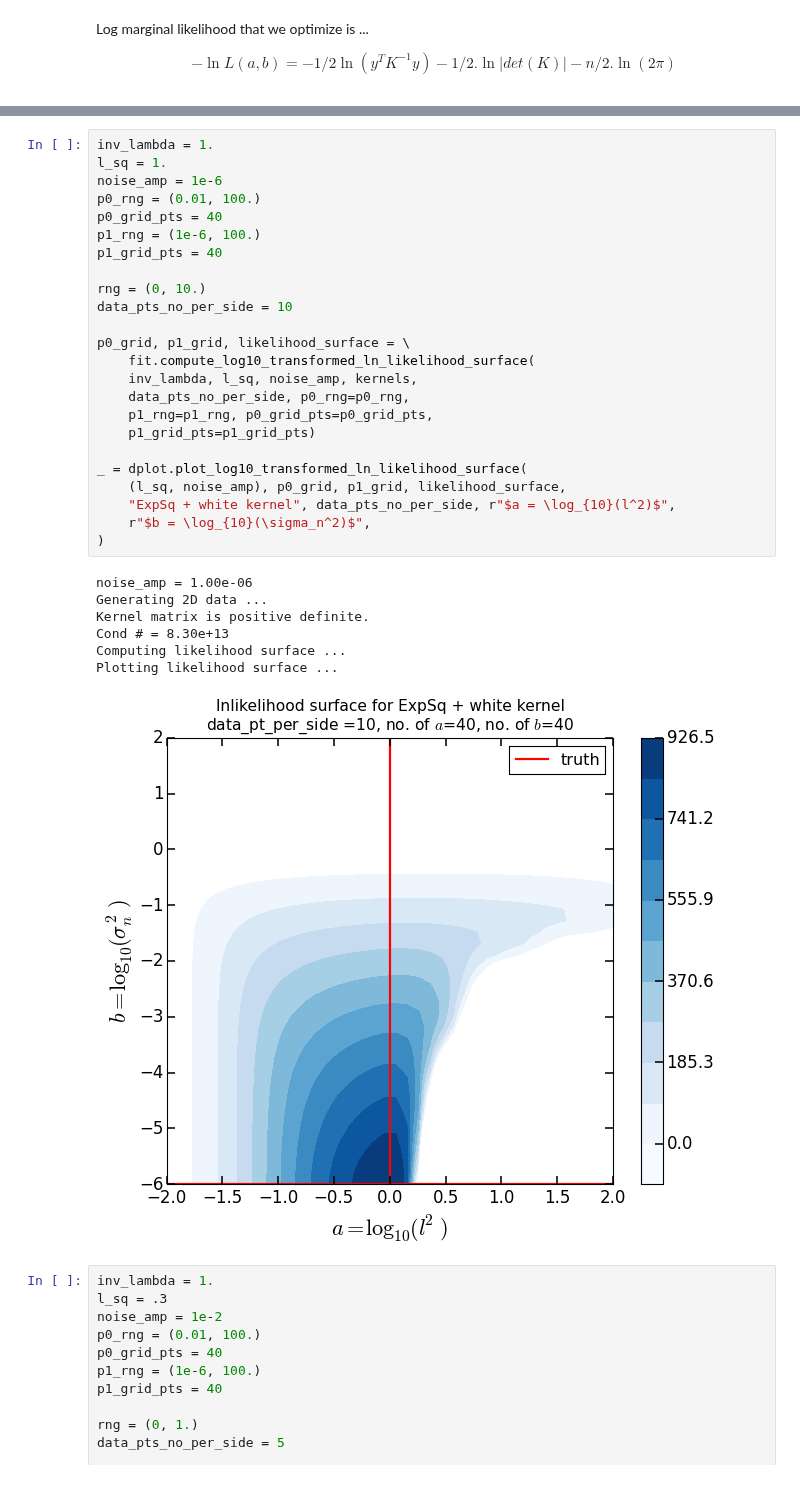
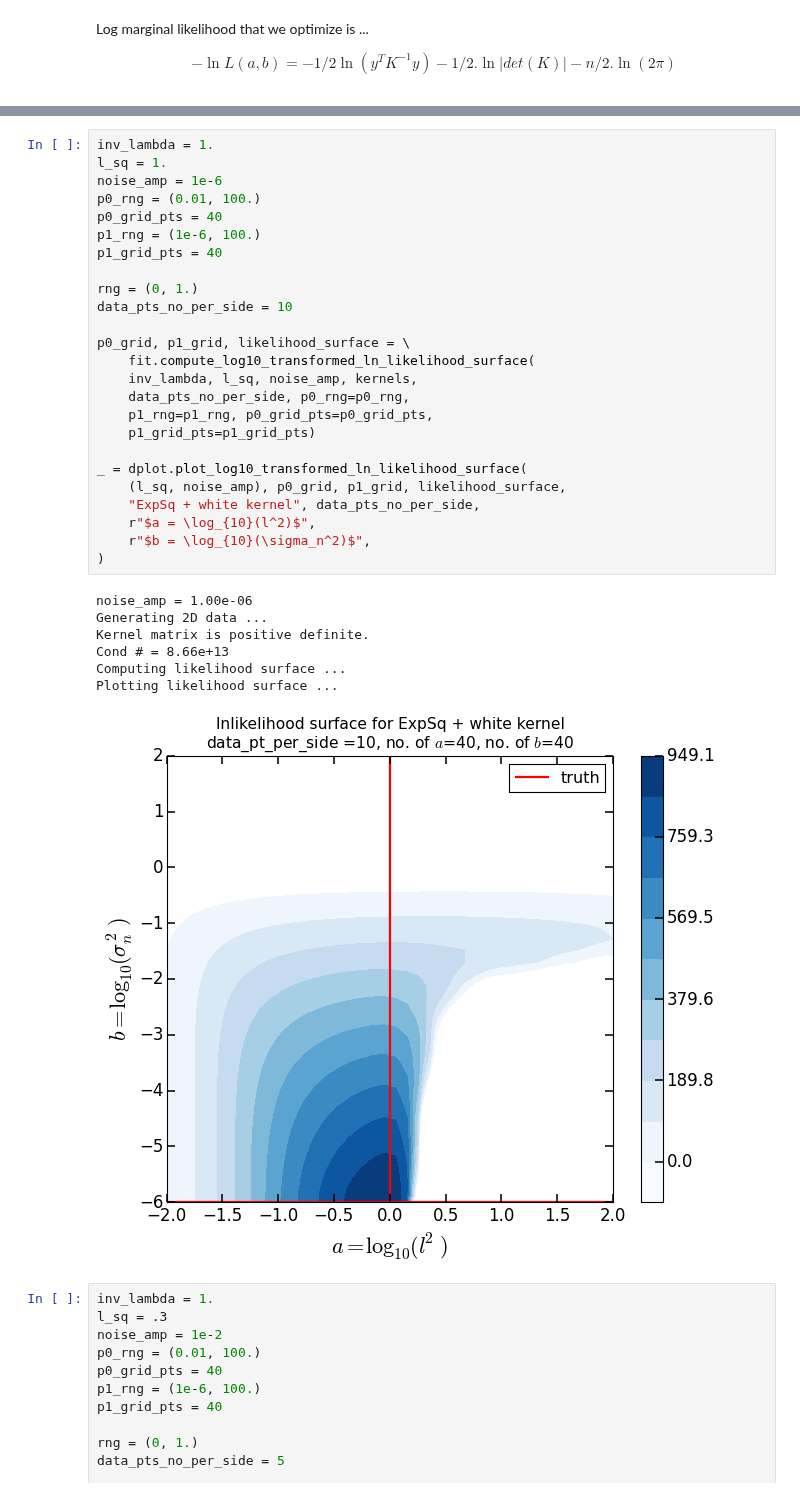
Before and after one commit to karenyyng/shear_gp, a Jupyter notebook: prototypes/visualize_likelihood_surface_w_WhiteKernel.ipynb, the cells around one changed output, grey strips where cells are left out. Drawn from its saved outputs; the diff is of its cells as text.

```diff
--- a/prototypes/visualize_likelihood_surface_w_WhiteKernel.ipynb
+++ b/prototypes/visualize_likelihood_surface_w_WhiteKernel.ipynb
@@ -116,35 +116,36 @@ Plotting likelihood surface ...
 # %%
 inv_lambda = 1.
 l_sq = 1.
 noise_amp = 1e-6
 p0_rng = (0.01, 100.)
 p0_grid_pts = 40
 p1_rng = (1e-6, 100.)
 p1_grid_pts = 40
 
-rng = (0, 10.)
+rng = (0, 1.)
 data_pts_no_per_side = 10
 
 p0_grid, p1_grid, likelihood_surface = \
     fit.compute_log10_transformed_ln_likelihood_surface(
     inv_lambda, l_sq, noise_amp, kernels,
     data_pts_no_per_side, p0_rng=p0_rng,
     p1_rng=p1_rng, p0_grid_pts=p0_grid_pts,
     p1_grid_pts=p1_grid_pts)
 
 _ = dplot.plot_log10_transformed_ln_likelihood_surface(
     (l_sq, noise_amp), p0_grid, p1_grid, likelihood_surface,
-    "ExpSq + white kernel", data_pts_no_per_side, r"$a = \log_{10}(l^2)$",
+    "ExpSq + white kernel", data_pts_no_per_side,
+    r"$a = \log_{10}(l^2)$",
     r"$b = \log_{10}(\sigma_n^2)$",
 )
 # %% [output]
 noise_amp = 1.00e-06
 Generating 2D data ...
 Kernel matrix is positive definite.
-Cond # = 8.30e+13
+Cond # = 8.66e+13
 Computing likelihood surface ...
 Plotting likelihood surface ...
-[figure, old version]
+[figure, new version]
 # %%
 inv_lambda = 1.
 l_sq = .3
```
Also changed, not shown: parts of 2 cells of this notebook, 1 other file.
